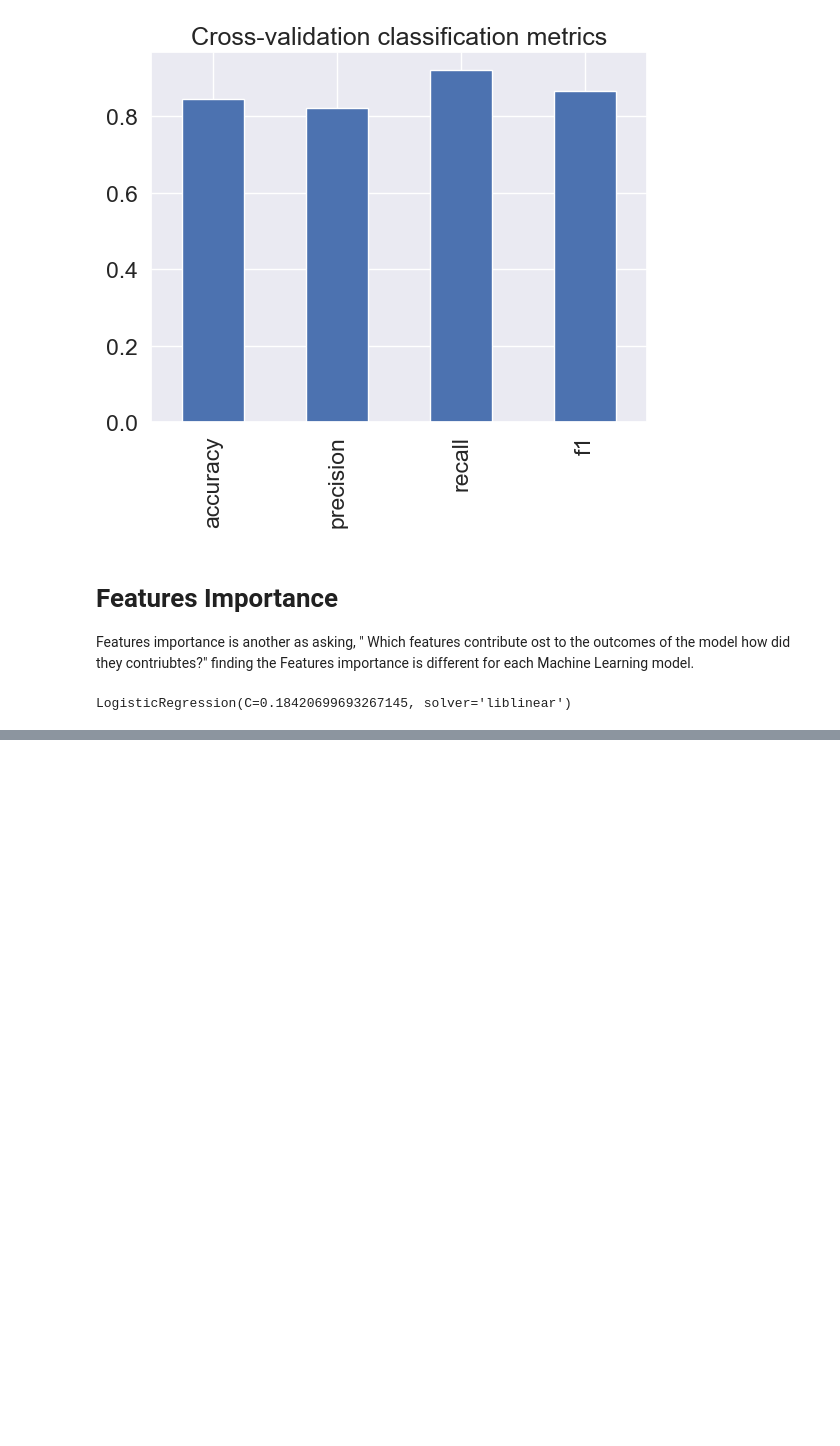
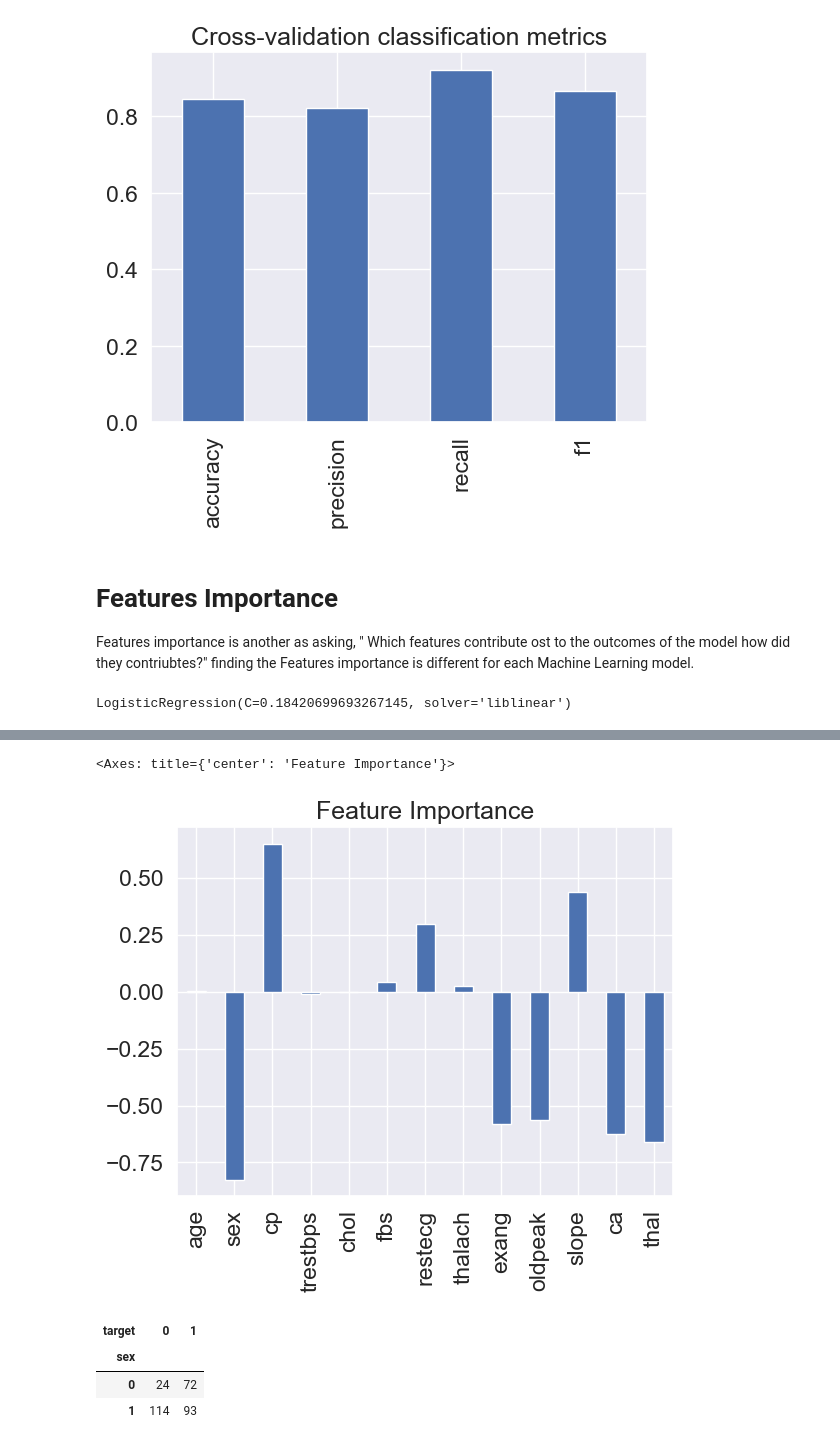
Before and after one commit to Abhi-pacific/Machine-learning-course, a Jupyter notebook: heart disease project/end_to_end_heart_disease.ipynb, the cells around one changed output, grey strips where cells are left out. Saved outputs shown, nothing was run; the diff lists cells and outputs as text; code cells hidden in the pictures; blank space fills up the shorter version.

```diff
--- a/heart disease project/end_to_end_heart_disease.ipynb
+++ b/heart disease project/end_to_end_heart_disease.ipynb
@@ -746,0 +806,7 @@ LogisticRegression(C=0.18420699693267145, solver='liblinear')
+# %%
+# Match coef's of features o columns
+'''
+this tells us that how much these columns help in prediction the target
+'''
+features_dict = dict(zip(df.columns,clf.coef_[0]))
+features_dict
@@ -746,0 +827,5 @@ LogisticRegression(C=0.18420699693267145, solver='liblinear')
+# %%
+# Visalizing the features importance
+
+feature_df = pd.DataFrame(features_dict,index=[0])
+feature_df
@@ -746,0 +835,12 @@ LogisticRegression(C=0.18420699693267145, solver='liblinear')
+# %%
+feature_df.T.plot.bar(title='Feature Importance',legend=False)
+# %% [output]
+<Axes: title={'center': 'Feature Importance'}>
+[figure, added]
+# %%
+pd.crosstab(df.sex,df.target)
+# %% [output]
+| target | 0 | 1 |
+| sex |  |  |
+| 0 | 24 | 72 |
+| 1 | 114 | 93 |
```
Also changed, not shown: parts of 7 cells of this notebook.
